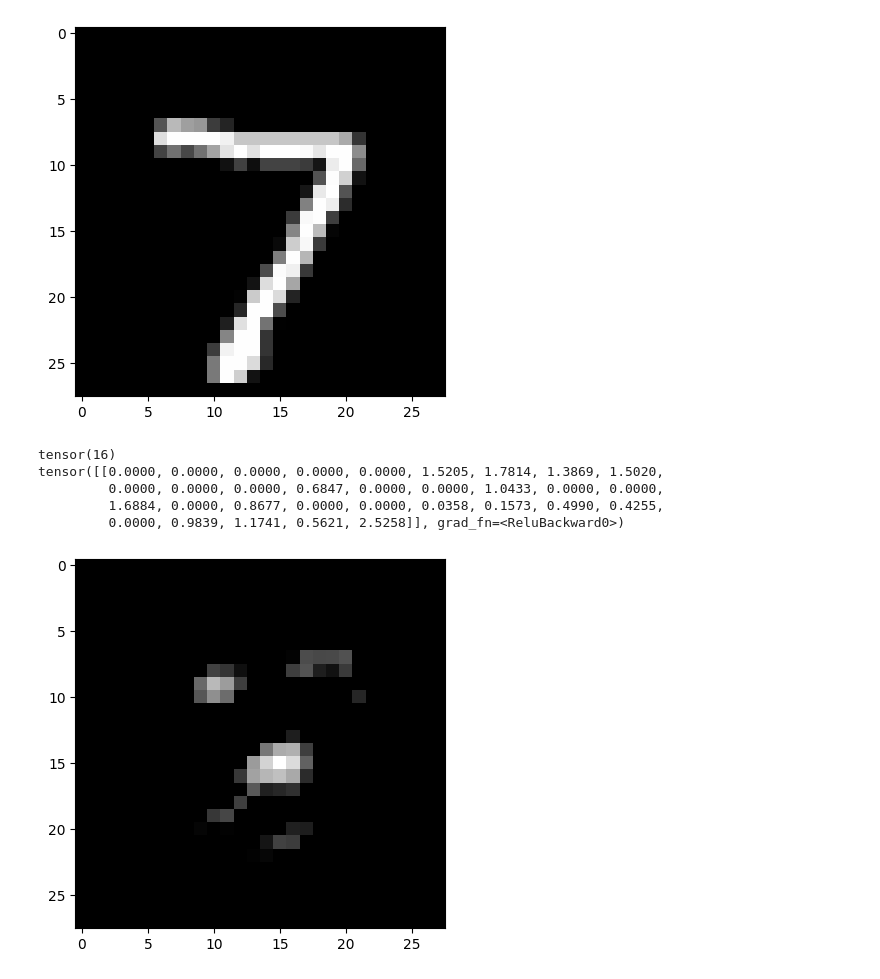
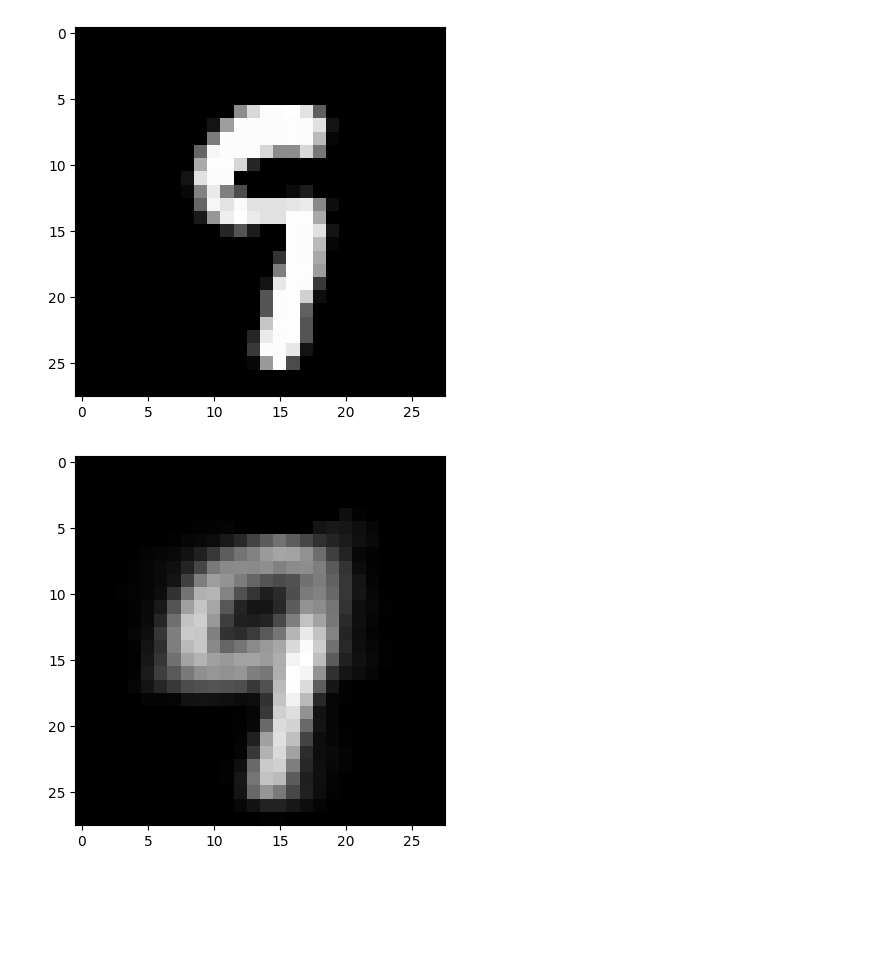
Before and after one commit to courageousillumination/diffusion-mini, a Jupyter notebook: Test Notebook.ipynb, the cells around one changed output. Saved outputs shown, nothing was run; the diff lists cells and outputs as text; code cells hidden in the pictures; blank space fills up the shorter version.

```diff
--- a/Test Notebook.ipynb
+++ b/Test Notebook.ipynb
@@ -19,7 +20,7 @@ test_data = torchvision.datasets.MNIST('data/', train=False, download=True, tran
 
 # Set up data loaders (samplers + the data set)
 train_loader = torch.utils.data.DataLoader(train_data)
-test_loader = torch.utils.data.DataLoader(test_data)
+test_loader = torch.utils.data.DataLoader(test_data, batch_size=128, shuffle=True)
 # %%
 class Autoencoder(torch.nn.Module):
     def __init__(self, input_shape, latent_size, hidden_size=128):
@@ -36,7 +37,7 @@ class Autoencoder(torch.nn.Module):
         x = self.encoder_hidden(x)
         x = torch.relu(x)
         x = self.encoder_output(x)
-        x = torch.relu(x)
+#         x = torch.relu(x)
         return x
 
     def decode(self, x):
@@ -44,7 +45,7 @@ class Autoencoder(torch.nn.Module):
         x = self.decoder_hidden(x)
         x = torch.relu(x)
         x = self.decoder_output(x)
-        x = torch.relu(x)
+        x = torch.sigmoid(x)
         return x
 
     def forward(self, x):
@@ -53,10 +54,12 @@ class Autoencoder(torch.nn.Module):
         reconstructed = self.decode(code)
         return reconstructed
 # %%
-model = Autoencoder(input_shape=28*28, latent_size=32, hidden_size=128)
+model = Autoencoder(input_shape=28*28, latent_size=2, hidden_size=128)
 optimizer = torch.optim.Adam(model.parameters(), lr=1e-3) # TODO: Research the optimizer.
 criterion = torch.nn.MSELoss()
-epochs = 3
+epochs = 2
+
+# model.load_state_dict(torch.load('model-data2.pkl'))
 # %%
 for epoch in range(epochs):
     loss = 0
@@ -100,27 +100,30 @@ epoch : 3/3, loss = 0.027720
 # %%
-d = next(enumerate(test_loader))[1][0]
+d = next(enumerate(test_loader))[1][0][0]
 reconstructed = model(d.view(-1, 28 *28))
 display_tensor(d.view(28,28))
 # %% [output]
-[figure, old version]
+[figure, new version]
 # %%
-base = model.encode(d.view(-1, 28 *28))
-
-print(torch.count_nonzero(base))
-
-print(base)
-
-delta = torch.zeros(128)
+# test_latent_spaces = []
+# for _, (batch_features, _) in enumerate(test_loader):
+#     batch_features = batch_features.view(-1, 784)
+#     latent = model.encode(batch_features)
+#     test_latent_spaces.append(latent)
 
 
-display_tensor(model.decode(torch.rand(32)).view(28, 28).detach())
+
+# base = model.encode(d.view(-1, 28 *28))
+
+# print(torch.count_nonzero(base))
+
+# print(base)
+
+# delta = torch.zeros(128)
 
 
-torch.save(model.state_dict(), 'model-data2.pkl')
+display_tensor(model.decode(model.encode(d.view(-1, 28 *28))).view(28, 28).detach())
+
+
+# torch.save(model.state_dict(), 'model-data2.pkl')
 # %% [output]
-tensor(16)
-tensor([[0.0000, 0.0000, 0.0000, 0.0000, 0.0000, 1.5205, 1.7814, 1.3869, 1.5020,
-         0.0000, 0.0000, 0.0000, 0.6847, 0.0000, 0.0000, 1.0433, 0.0000, 0.0000,
-         1.6884, 0.0000, 0.8677, 0.0000, 0.0000, 0.0358, 0.1573, 0.4990, 0.4255,
-         0.0000, 0.9839, 1.1741, 0.5621, 2.5258]], grad_fn=<ReluBackward0>)
-[figure, old version]
+[figure, new version]
```
Also changed, not shown: parts of 9 cells of this notebook, 1 other file.
